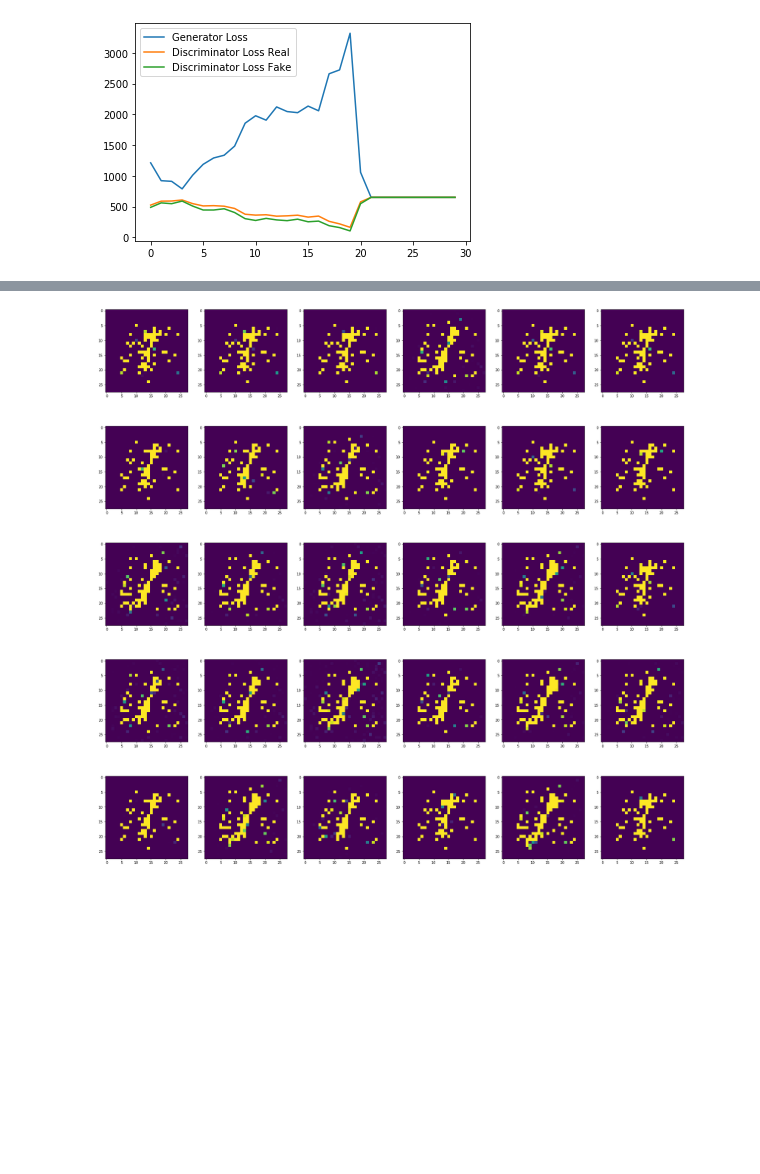
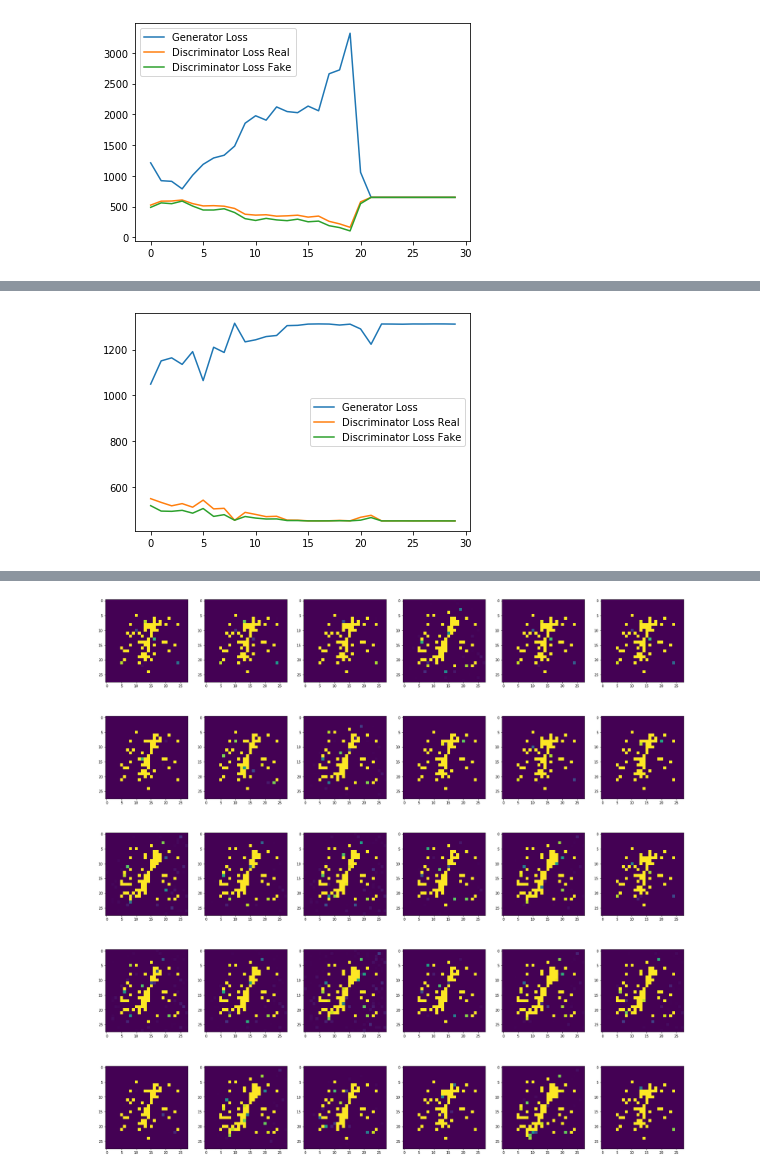
Before and after one commit to harsh-rawat/Machine-Learning-Projects, a Jupyter notebook: Basic GAN Implemenation.ipynb, the cells around one changed output, grey strips where cells are left out. Drawn from its saved outputs; the diff is of its cells as text; code cells hidden in the pictures; blank space fills up the shorter version.

```diff
--- a/Basic GAN Implemenation.ipynb
+++ b/Basic GAN Implemenation.ipynb
@@ -307,0 +396,7 @@ Generator Loss after 30 epoch is 650.1720571517944 and Discriminator loss is 650
+# %%
+gen_lr = 0.1
+dis_lr = 0.1
+generator, discriminator = (None, None)
+gc.collect()
+generator, discriminator = train(30, smooth=False, add_noise= True)
+# %% [output]
@@ -307,0 +420 @@ Generator Loss after 30 epoch is 650.1720571517944 and Discriminator loss is 650
+[figure, added]
```
Also changed, not shown: parts of 11 cells of this notebook.
